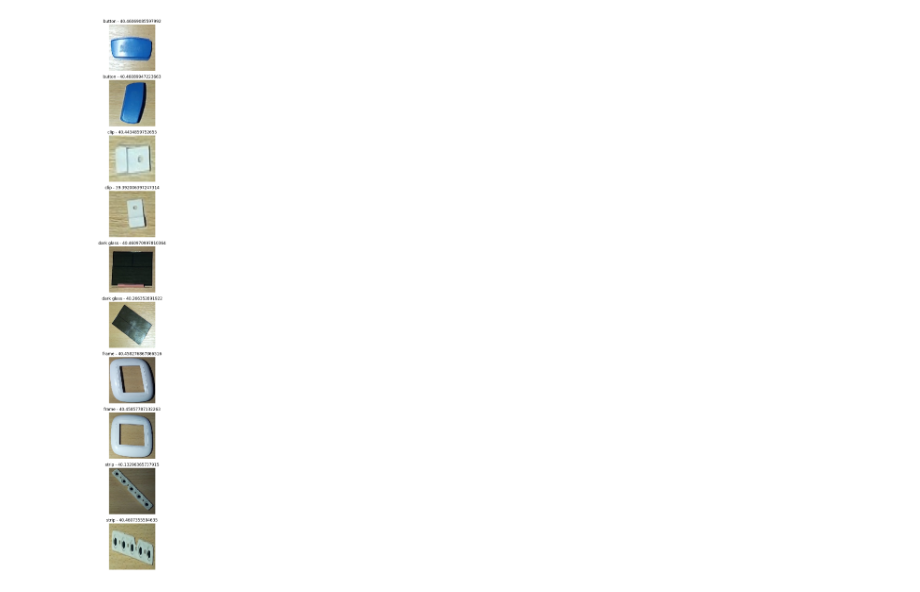
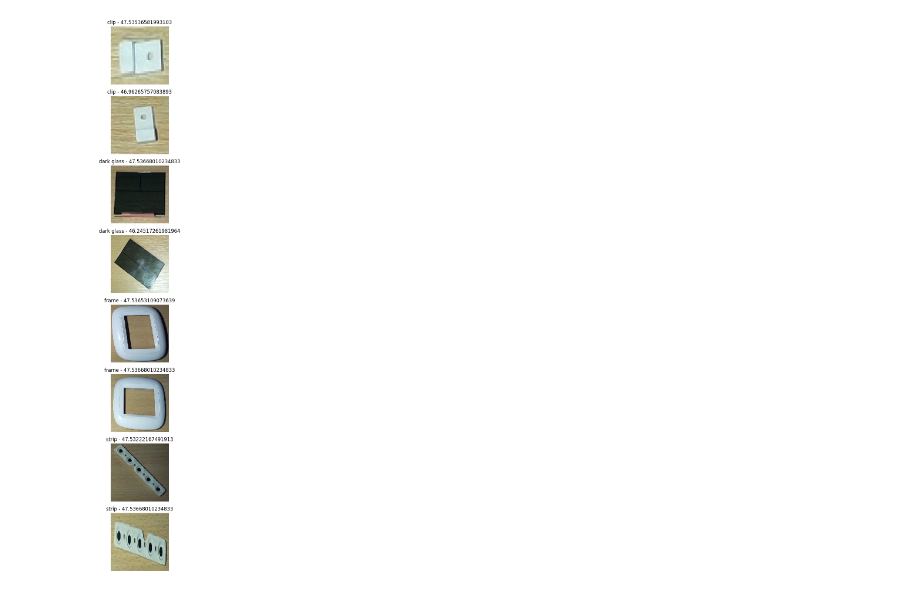
Before and after one commit to SzyJar/VisionSystem, a Jupyter notebook: tensor.ipynb, the cells around one changed output. Saved outputs shown, nothing was run; the diff lists cells and outputs as text; code cells hidden in the pictures.

```diff
--- a/tensor.ipynb
+++ b/tensor.ipynb
@@ -19,7 +19,7 @@ total_train = sum([len(files) for r, d, files in os.walk(train_dir)])
 total_val = sum([len(files) for r, d, files in os.walk(validation_dir)])
 total_test = len(os.listdir(test_dir))
 # %%
-batch_size = 128
+batch_size = 64
 epochs = 64
 IMG_HEIGHT = 150
 IMG_WIDTH = 150
@@ -191,0 +188,3 @@ INFO:tensorflow:Assets written to: ./saved_model/92_percent_dark\assets
+# %%
+model = tf.keras.models.load_model('saved_model/test.h5')
+model.summary()
@@ -198,7 +215,7 @@ test_images, _ = next(test_data_gen)
 
 predictionPercent = []
 predictionLabel = []
-name = ["clip", "dark glass", "frame", "strip", "button"]
+name = ["clip", "dark glass", "frame", "strip"]
 for i in range(len(predictions)):
     value = 0
     category = 0
@@ -215 +232 @@ plotImages(test_images, predictionPercent, predictionLabel)
-[figure, old version]
+[figure, new version]
```
Also changed, not shown: parts of 10 cells of this notebook, 1 other file.
